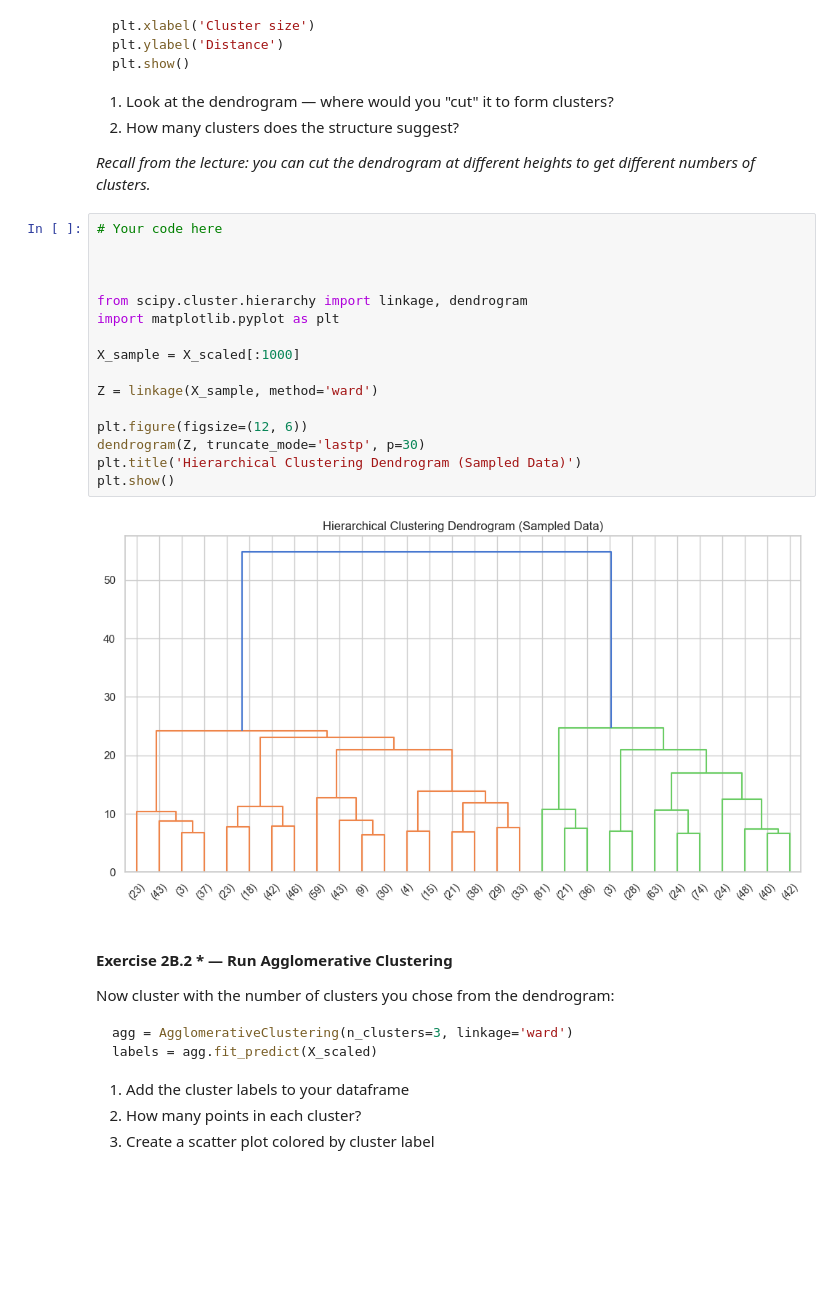
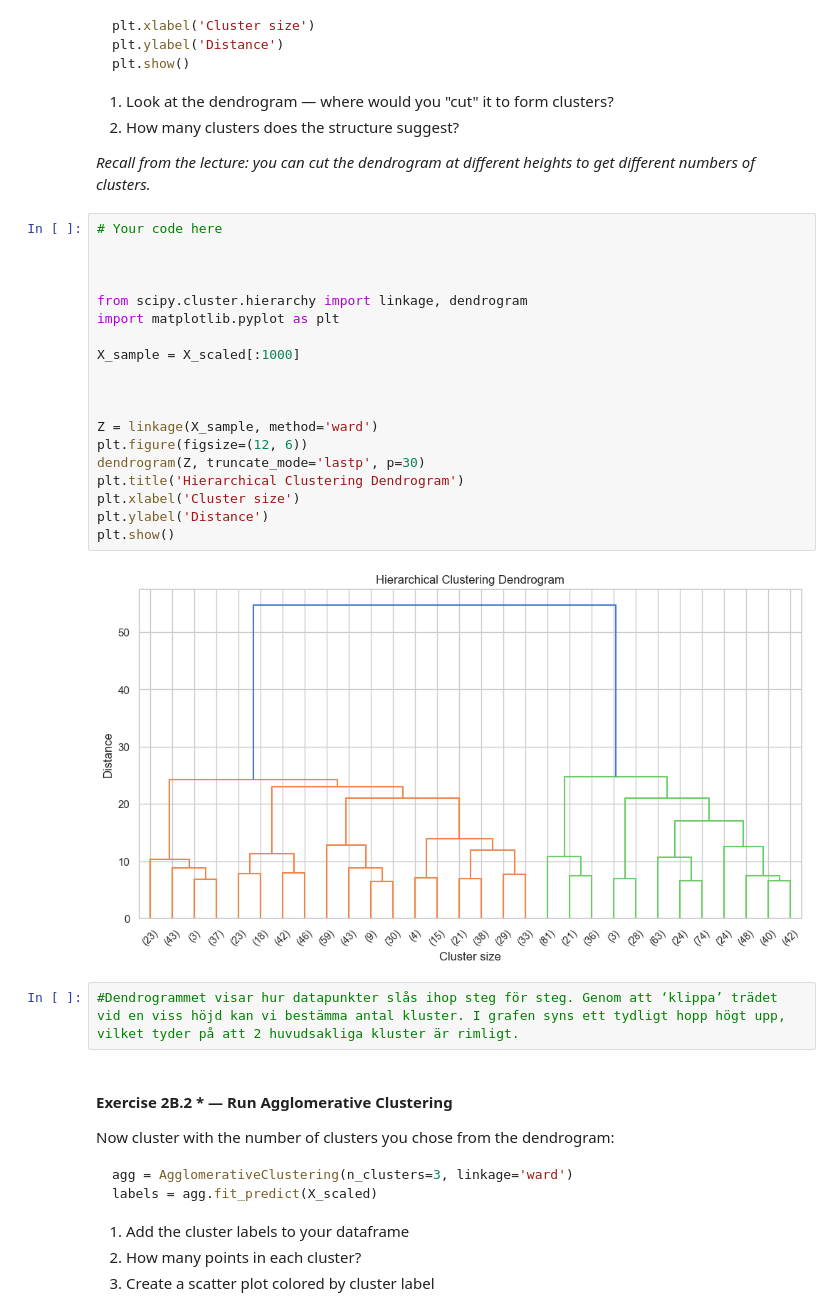
Before and after one commit to Phinil/Workshop-UML, a Jupyter notebook: unsupervised_ml_workshop.ipynb, the cells around one changed output. Drawn from its saved outputs; the diff is of its cells as text; blank space fills up the shorter version.

```diff
--- a/unsupervised_ml_workshop.ipynb
+++ b/unsupervised_ml_workshop.ipynb
@@ -362,21 +366,26 @@ plt.show()
 # %%
 # Your code here
 
 
 
 from scipy.cluster.hierarchy import linkage, dendrogram
 import matplotlib.pyplot as plt
 
 X_sample = X_scaled[:1000]
 
+
+
 Z = linkage(X_sample, method='ward')
-
 plt.figure(figsize=(12, 6))
 dendrogram(Z, truncate_mode='lastp', p=30)
-plt.title('Hierarchical Clustering Dendrogram (Sampled Data)')
+plt.title('Hierarchical Clustering Dendrogram')
+plt.xlabel('Cluster size')
+plt.ylabel('Distance')
 plt.show()
 # %% [output]
-[figure, old version]
+[figure, new version]
+# %%
+#Dendrogrammet visar hur datapunkter slås ihop steg för steg. Genom att ‘klippa’ trädet vid en viss höjd kan vi bestämma antal kluster. I grafen syns ett tydligt hopp högt upp, vilket tyder på att 2 huvudsakliga kluster är rimligt.
 # %% [markdown]
 #### Exercise 2B.2 * — Run Agglomerative Clustering
 
```
Also changed, not shown: parts of 14 cells of this notebook.
